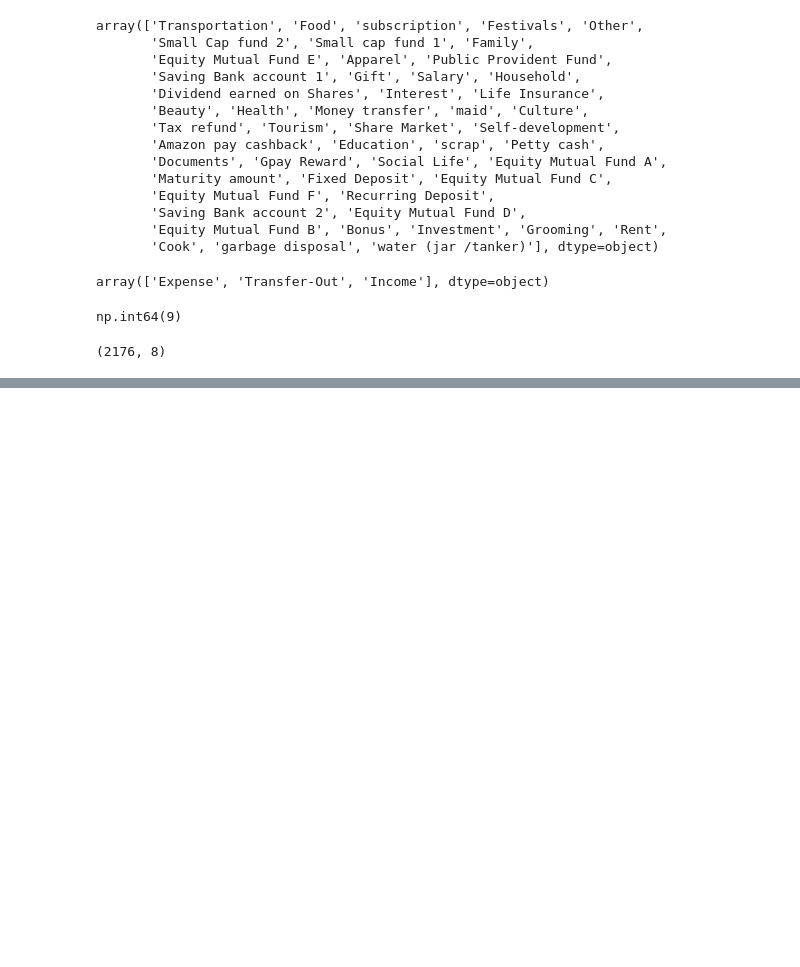
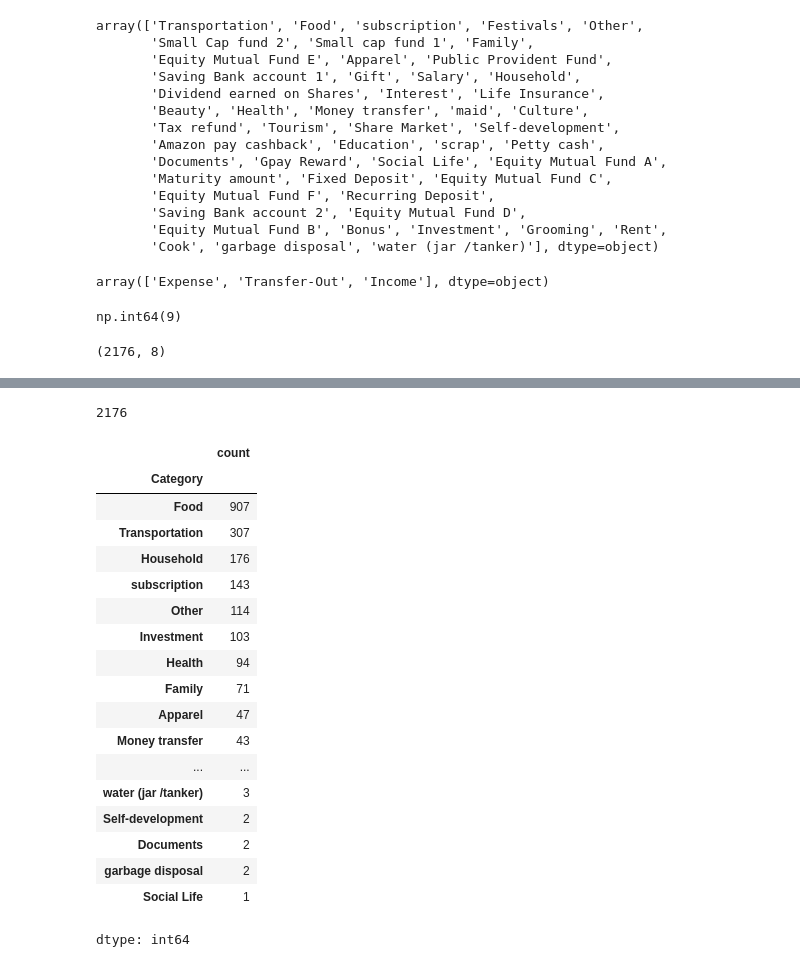
Before and after one commit to kailashchaudhary-p/Daily-Expense-Analyzer, a Jupyter notebook: Daily_Expense_Analyzer.ipynb, the cells around one changed output, grey strips where cells are left out. Drawn from its saved outputs; the diff is of its cells as text; code cells hidden in the pictures; blank space fills up the shorter version.

```diff
--- a/Daily_Expense_Analyzer.ipynb
+++ b/Daily_Expense_Analyzer.ipynb
@@ -116,3 +116,29 @@ expense_df.head(10)
 | 7 | 13/09/2018 21:35:15 | Saving Bank account 1 | Transportation | Train | 2 Place 0 to Place 3 | 40.0 | Expense | INR |
 | 8 | 13/09/2018 21:01:47 | Credit Card | Other | NaN | HBR 2 Months subscription | 83.0 | Expense | INR |
 | 9 | 13/09/2018 21:01:32 | Cash | Food | Grocery | 1kg atta | 46.0 | Expense | INR |
+# %%
+len(expense_df)
+# %% [output]
+2176
+# %%
+expense_df['Category'].value_counts()
+# %% [output]
+|  | count |
+| Category |  |
+| Food | 907 |
+| Transportation | 307 |
+| Household | 176 |
+| subscription | 143 |
+| Other | 114 |
+| Investment | 103 |
+| Health | 94 |
+| Family | 71 |
+| Apparel | 47 |
+| Money transfer | 43 |
+| ... | ... |
+| water (jar /tanker) | 3 |
+| Self-development | 2 |
+| Documents | 2 |
+| garbage disposal | 2 |
+| Social Life | 1 |
+dtype: int64
```
Also changed, not shown: parts of 2 cells of this notebook.
